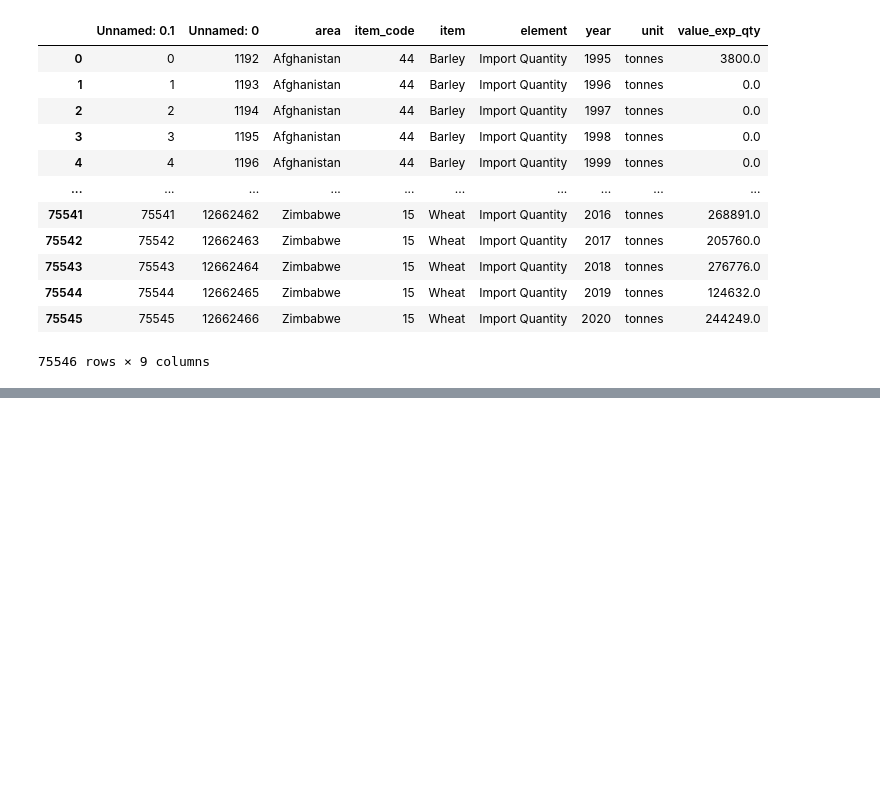
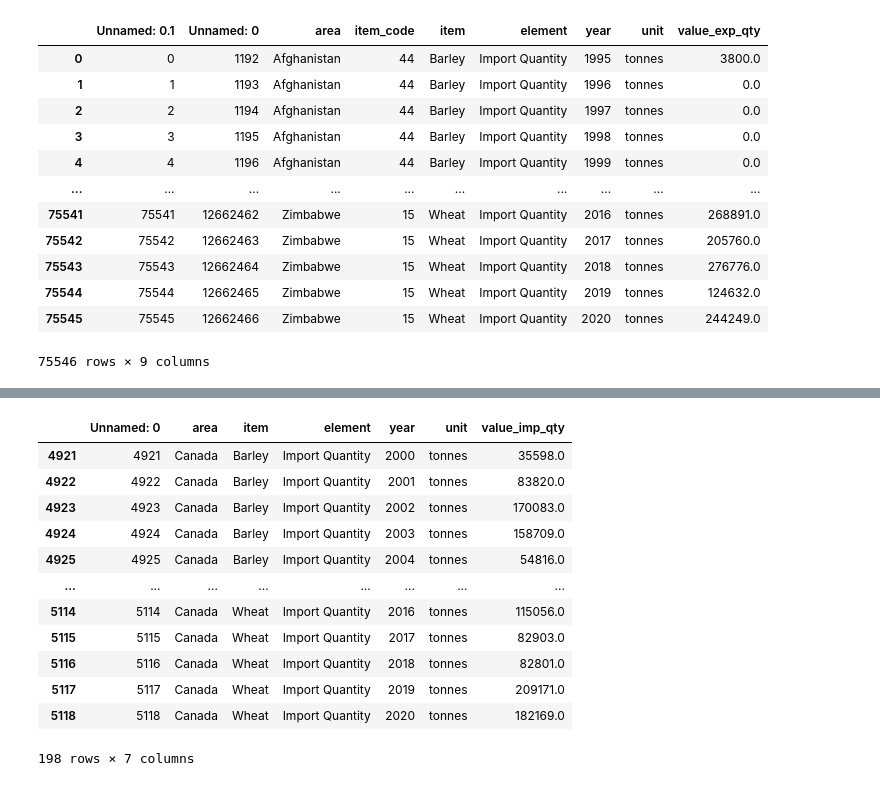
Before and after one commit to Pahegon/Final_Project, a Jupyter notebook: FAO_csv/FAO_csv_checking.ipynb, the cells around one changed output, grey strips where cells are left out. Saved outputs shown, nothing was run; the diff lists cells and outputs as text; code cells hidden in the pictures; blank space fills up the shorter version.

```diff
--- a/FAO_csv/FAO_csv_checking.ipynb
+++ b/FAO_csv/FAO_csv_checking.ipynb
@@ -897,0 +915,17 @@ df_exp
+# %%
+canada = df_imp.loc[df_imp['area'].isin(['Canada'])]
+canada
+# %% [output]
+|  | Unnamed: 0 | area | item | element | year | unit | value_imp_qty |
+| 4921 | 4921 | Canada | Barley | Import Quantity | 2000 | tonnes | 35598.0 |
+| 4922 | 4922 | Canada | Barley | Import Quantity | 2001 | tonnes | 83820.0 |
+| 4923 | 4923 | Canada | Barley | Import Quantity | 2002 | tonnes | 170083.0 |
+| 4924 | 4924 | Canada | Barley | Import Quantity | 2003 | tonnes | 158709.0 |
+| 4925 | 4925 | Canada | Barley | Import Quantity | 2004 | tonnes | 54816.0 |
+| ... | ... | ... | ... | ... | ... | ... | ... |
+| 5114 | 5114 | Canada | Wheat | Import Quantity | 2016 | tonnes | 115056.0 |
+| 5115 | 5115 | Canada | Wheat | Import Quantity | 2017 | tonnes | 82903.0 |
+| 5116 | 5116 | Canada | Wheat | Import Quantity | 2018 | tonnes | 82801.0 |
+| 5117 | 5117 | Canada | Wheat | Import Quantity | 2019 | tonnes | 209171.0 |
+| 5118 | 5118 | Canada | Wheat | Import Quantity | 2020 | tonnes | 182169.0 |
+198 rows × 7 columns
```
Also changed, not shown: parts of 64 cells of this notebook, 5 other files.
